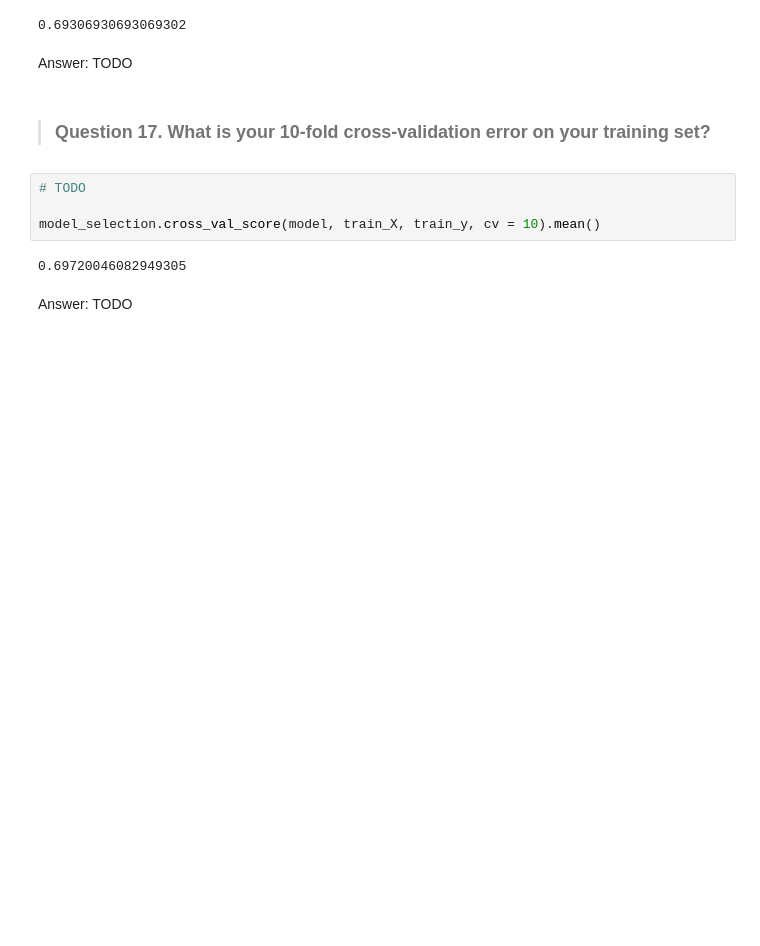
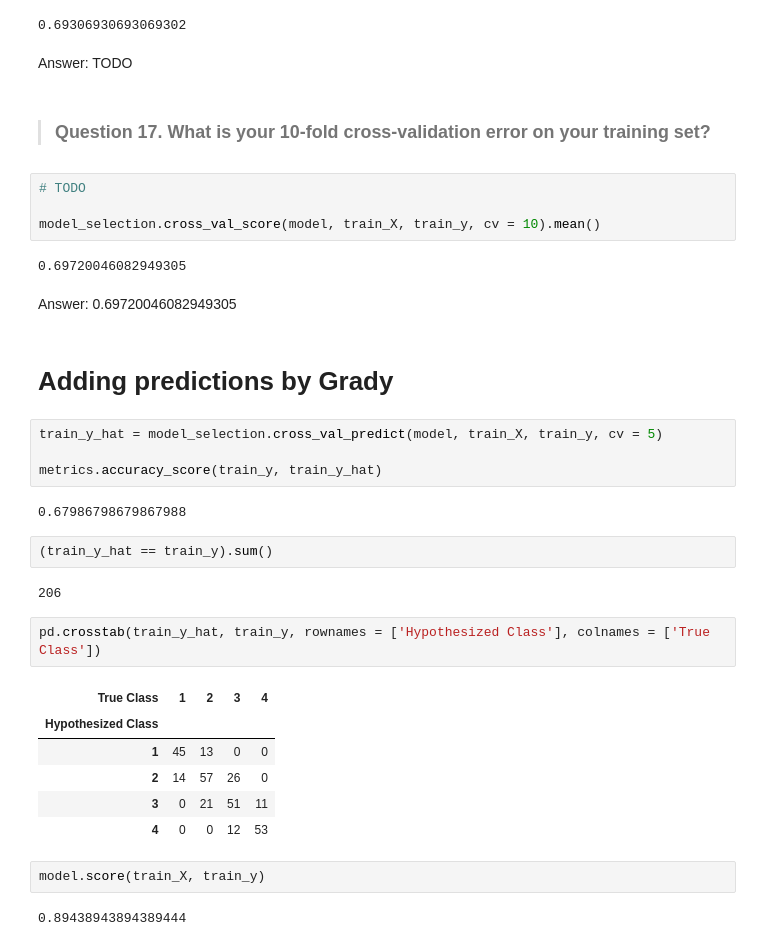
Before and after one commit to geewunders/DS-SF-34, a Jupyter notebook: classes/16/notebooks/assignment-16-trees-starter-code.ipynb, the cells around one changed output. Drawn from its saved outputs; the diff is of its cells as text; blank space fills up the shorter version.

Commit message:
assignment 16 added predictions

```diff
--- a/classes/16/notebooks/assignment-16-trees-starter-code.ipynb
+++ b/classes/16/notebooks/assignment-16-trees-starter-code.ipynb
@@ -301,5 +301,30 @@ Answer: TODO
 model_selection.cross_val_score(model, train_X, train_y, cv = 10).mean()
 # %% [output]
 0.69720046082949305
-# %% [markdown]
-Answer: TODO
+# %% [markdown]
+Answer: 0.69720046082949305
+# %% [markdown]
+# Adding predictions by Grady
+# %%
+train_y_hat = model_selection.cross_val_predict(model, train_X, train_y, cv = 5)
+
+metrics.accuracy_score(train_y, train_y_hat)
+# %% [output]
+0.67986798679867988
+# %%
+(train_y_hat == train_y).sum()
+# %% [output]
+206
+# %%
+pd.crosstab(train_y_hat, train_y, rownames = ['Hypothesized Class'], colnames = ['True Class'])
+# %% [output]
+| True Class | 1 | 2 | 3 | 4 |
+| Hypothesized Class |  |  |  |  |
+| 1 | 45 | 13 | 0 | 0 |
+| 2 | 14 | 57 | 26 | 0 |
+| 3 | 0 | 21 | 51 | 11 |
+| 4 | 0 | 0 | 12 | 53 |
+# %%
+model.score(train_X, train_y)
+# %% [output]
+0.89438943894389444
```
Also changed, not shown: parts of 1 cell of this notebook.
